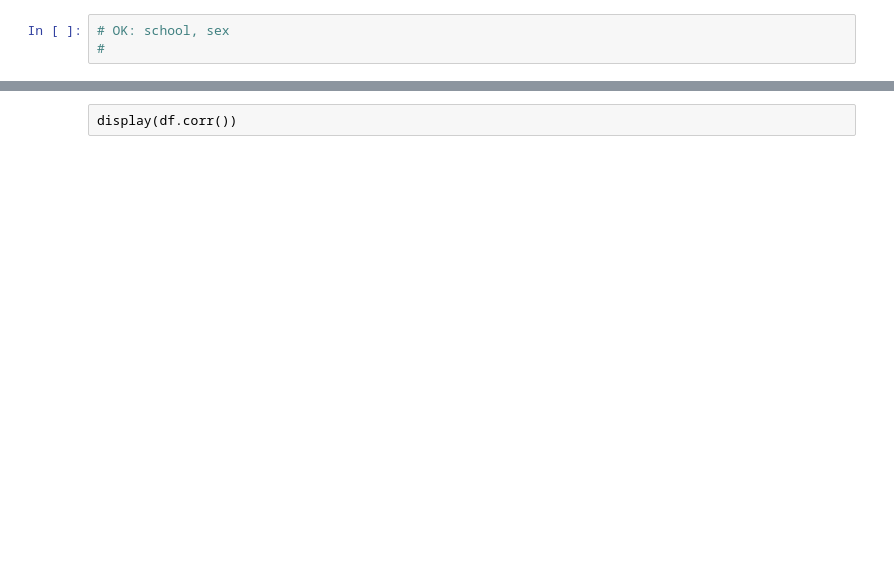
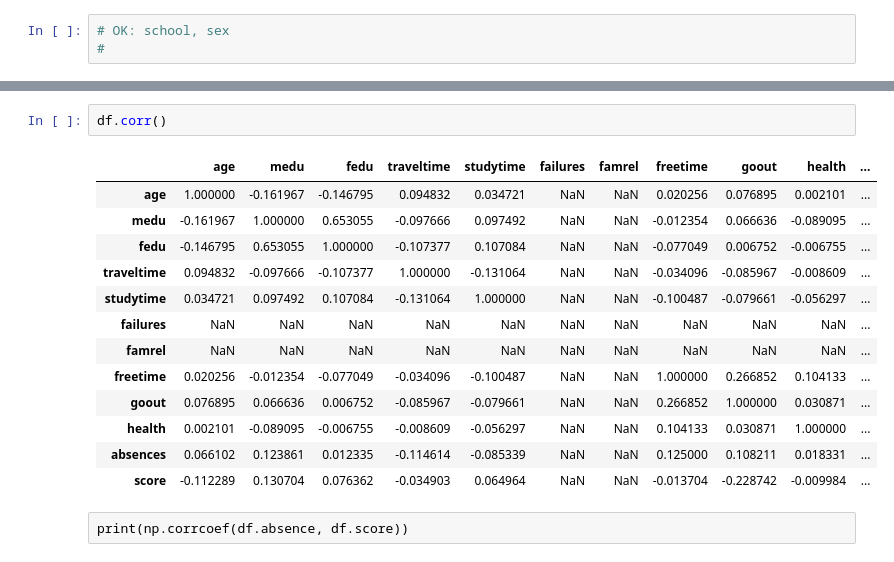
Before and after one commit to elynets/skillfactory, a Jupyter notebook: Unit2/Project_2.EDA_rds.ipynb, the cells around one changed output, grey strips where cells are left out. Cells and saved outputs as stored; diff of their text form; blank space fills up the shorter version.

```diff
--- a/Unit2/Project_2.EDA_rds.ipynb
+++ b/Unit2/Project_2.EDA_rds.ipynb
@@ -253,2 +256,18 @@ sns.pairplot(df, kind='reg')
-# %% [raw]
-display(df.corr())
+# %%
+df.corr()
+# %% [output]
+|  | age | medu | fedu | traveltime | studytime | failures | famrel | freetime | goout | health | ... |
+| age | 1.000000 | -0.161967 | -0.146795 | 0.094832 | 0.034721 | NaN | NaN | 0.020256 | 0.076895 | 0.002101 | ... |
+| medu | -0.161967 | 1.000000 | 0.653055 | -0.097666 | 0.097492 | NaN | NaN | -0.012354 | 0.066636 | -0.089095 | ... |
+| fedu | -0.146795 | 0.653055 | 1.000000 | -0.107377 | 0.107084 | NaN | NaN | -0.077049 | 0.006752 | -0.006755 | ... |
+| traveltime | 0.094832 | -0.097666 | -0.107377 | 1.000000 | -0.131064 | NaN | NaN | -0.034096 | -0.085967 | -0.008609 | ... |
+| studytime | 0.034721 | 0.097492 | 0.107084 | -0.131064 | 1.000000 | NaN | NaN | -0.100487 | -0.079661 | -0.056297 | ... |
+| failures | NaN | NaN | NaN | NaN | NaN | NaN | NaN | NaN | NaN | NaN | ... |
+| famrel | NaN | NaN | NaN | NaN | NaN | NaN | NaN | NaN | NaN | NaN | ... |
+| freetime | 0.020256 | -0.012354 | -0.077049 | -0.034096 | -0.100487 | NaN | NaN | 1.000000 | 0.266852 | 0.104133 | ... |
+| goout | 0.076895 | 0.066636 | 0.006752 | -0.085967 | -0.079661 | NaN | NaN | 0.266852 | 1.000000 | 0.030871 | ... |
+| health | 0.002101 | -0.089095 | -0.006755 | -0.008609 | -0.056297 | NaN | NaN | 0.104133 | 0.030871 | 1.000000 | ... |
+| absences | 0.066102 | 0.123861 | 0.012335 | -0.114614 | -0.085339 | NaN | NaN | 0.125000 | 0.108211 | 0.018331 | ... |
+| score | -0.112289 | 0.130704 | 0.076362 | -0.034903 | 0.064964 | NaN | NaN | -0.013704 | -0.228742 | -0.009984 | ... |
+# %% [raw]
+print(np.corrcoef(df.absence, df.score))
```
Also changed, not shown: parts of 3 cells of this notebook.
